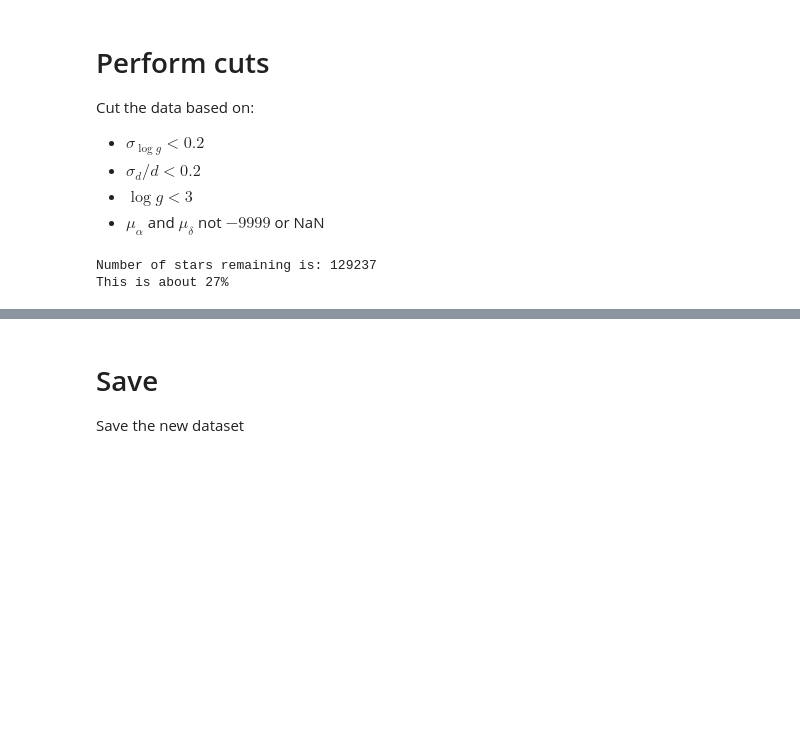
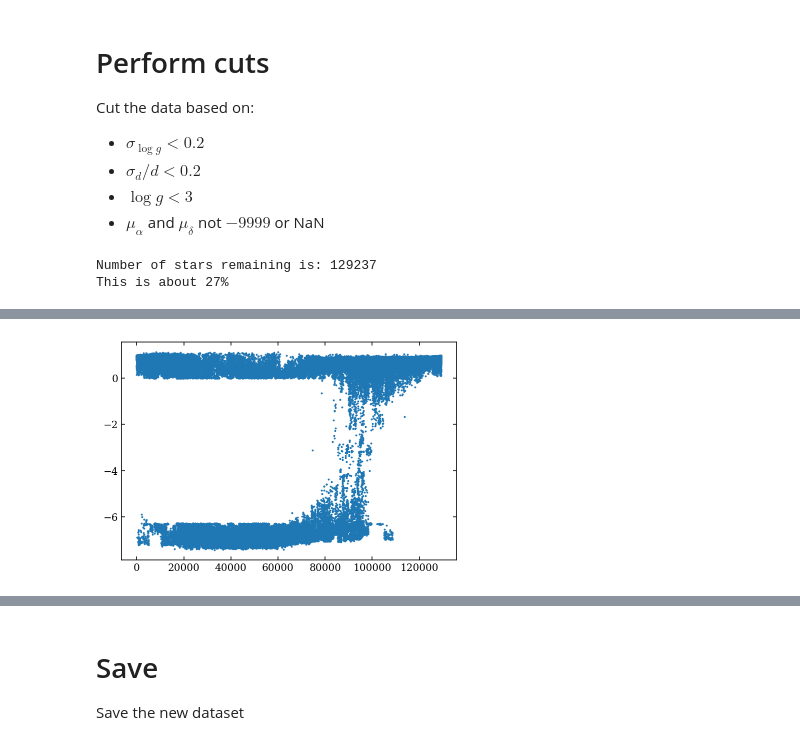
Before and after one commit to jamesmlane/AST1501, a Jupyter notebook: notebooks/1-gaiadr2-apogee_dataset/gaiadr2-apogee_dr16_dataset.ipynb, the cells around one changed output, grey strips where cells are left out. Saved outputs shown, nothing was run; the diff lists cells and outputs as text; code cells hidden in the pictures; blank space fills up the shorter version.

```diff
--- a/notebooks/1-gaiadr2-apogee_dataset/gaiadr2-apogee_dr16_dataset.ipynb
+++ b/notebooks/1-gaiadr2-apogee_dataset/gaiadr2-apogee_dr16_dataset.ipynb
@@ -199,0 +209,7 @@ This is about 27%
+# %%
+plt.scatter( np.arange(len(jlgc_phi)), jlgc_phi-gc_phi, s=1 )
+fig = plt.gcf()
+fig.set_facecolor('White')
+plt.show()
+# %% [output]
+[figure, added]
```
Also changed, not shown: parts of 5 cells of this notebook, 1 other file.
